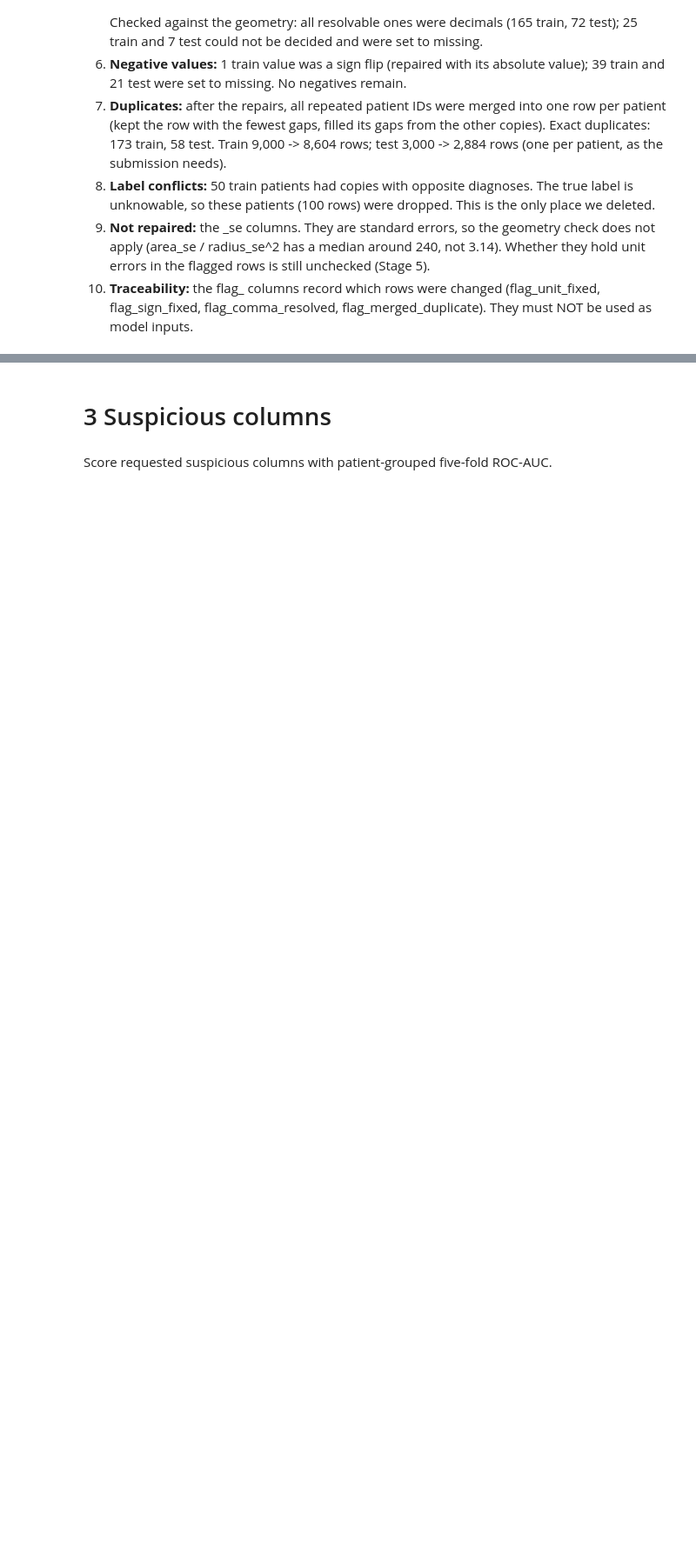
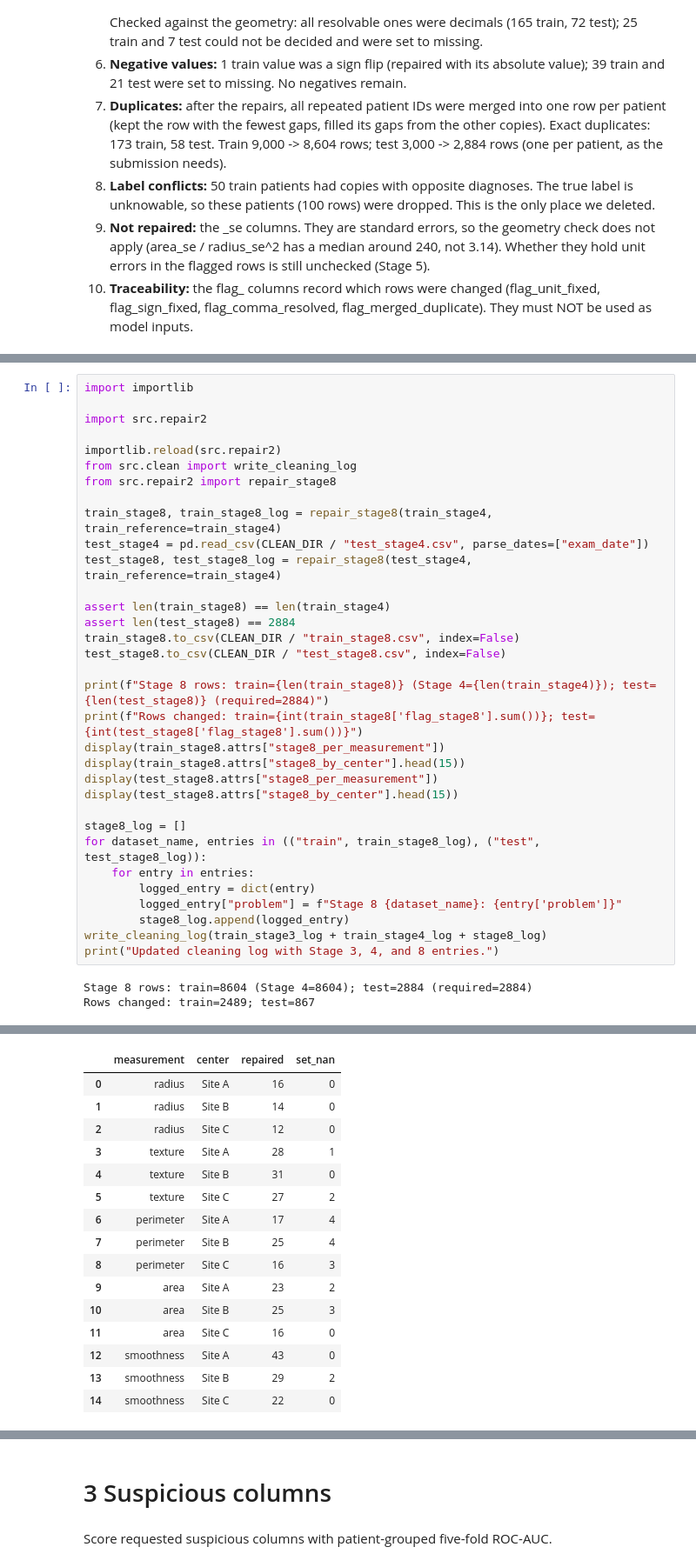
Before and after one commit to JHT127/pink-ai-hackathon, a Jupyter notebook: notebooks/main.ipynb, the cells around one changed output, grey strips where cells are left out. Shown at 87% size. Drawn from its saved outputs; the diff is of its cells as text; blank space fills up the shorter version.

```diff
--- a/notebooks/main.ipynb
+++ b/notebooks/main.ipynb
@@ -638,0 +771,36 @@ Structural problems (relationships between columns), repaired rather than delete
+# %%
+import importlib
+
+import src.repair2
+
+importlib.reload(src.repair2)
+from src.clean import write_cleaning_log
+from src.repair2 import repair_stage8
+
+train_stage8, train_stage8_log = repair_stage8(train_stage4, train_reference=train_stage4)
+test_stage4 = pd.read_csv(CLEAN_DIR / "test_stage4.csv", parse_dates=["exam_date"])
+test_stage8, test_stage8_log = repair_stage8(test_stage4, train_reference=train_stage4)
+
+assert len(train_stage8) == len(train_stage4)
+assert len(test_stage8) == 2884
+train_stage8.to_csv(CLEAN_DIR / "train_stage8.csv", index=False)
+test_stage8.to_csv(CLEAN_DIR / "test_stage8.csv", index=False)
+
+print(f"Stage 8 rows: train={len(train_stage8)} (Stage 4={len(train_stage4)}); test={len(test_stage8)} (required=2884)")
+print(f"Rows changed: train={int(train_stage8['flag_stage8'].sum())}; test={int(test_stage8['flag_stage8'].sum())}")
+display(train_stage8.attrs["stage8_per_measurement"])
+display(train_stage8.attrs["stage8_by_center"].head(15))
+display(test_stage8.attrs["stage8_per_measurement"])
+display(test_stage8.attrs["stage8_by_center"].head(15))
+
+stage8_log = []
+for dataset_name, entries in (("train", train_stage8_log), ("test", test_stage8_log)):
+    for entry in entries:
+        logged_entry = dict(entry)
+        logged_entry["problem"] = f"Stage 8 {dataset_name}: {entry['problem']}"
+        stage8_log.append(logged_entry)
+write_cleaning_log(train_stage3_log + train_stage4_log + stage8_log)
+print("Updated cleaning log with Stage 3, 4, and 8 entries.")
+# %% [output]
+Stage 8 rows: train=8604 (Stage 4=8604); test=2884 (required=2884)
+Rows changed: train=2489; test=867
@@ -638,0 +818,16 @@ Structural problems (relationships between columns), repaired rather than delete
+|  | measurement | center | repaired | set_nan |
+| 0 | radius | Site A | 16 | 0 |
+| 1 | radius | Site B | 14 | 0 |
+| 2 | radius | Site C | 12 | 0 |
+| 3 | texture | Site A | 28 | 1 |
+| 4 | texture | Site B | 31 | 0 |
+| 5 | texture | Site C | 27 | 2 |
+| 6 | perimeter | Site A | 17 | 4 |
+| 7 | perimeter | Site B | 25 | 4 |
+| 8 | perimeter | Site C | 16 | 3 |
+| 9 | area | Site A | 23 | 2 |
+| 10 | area | Site B | 25 | 3 |
+| 11 | area | Site C | 16 | 0 |
+| 12 | smoothness | Site A | 43 | 0 |
+| 13 | smoothness | Site B | 29 | 2 |
+| 14 | smoothness | Site C | 22 | 0 |
```
Also changed, not shown: parts of 5 cells of this notebook, 4 other files.
